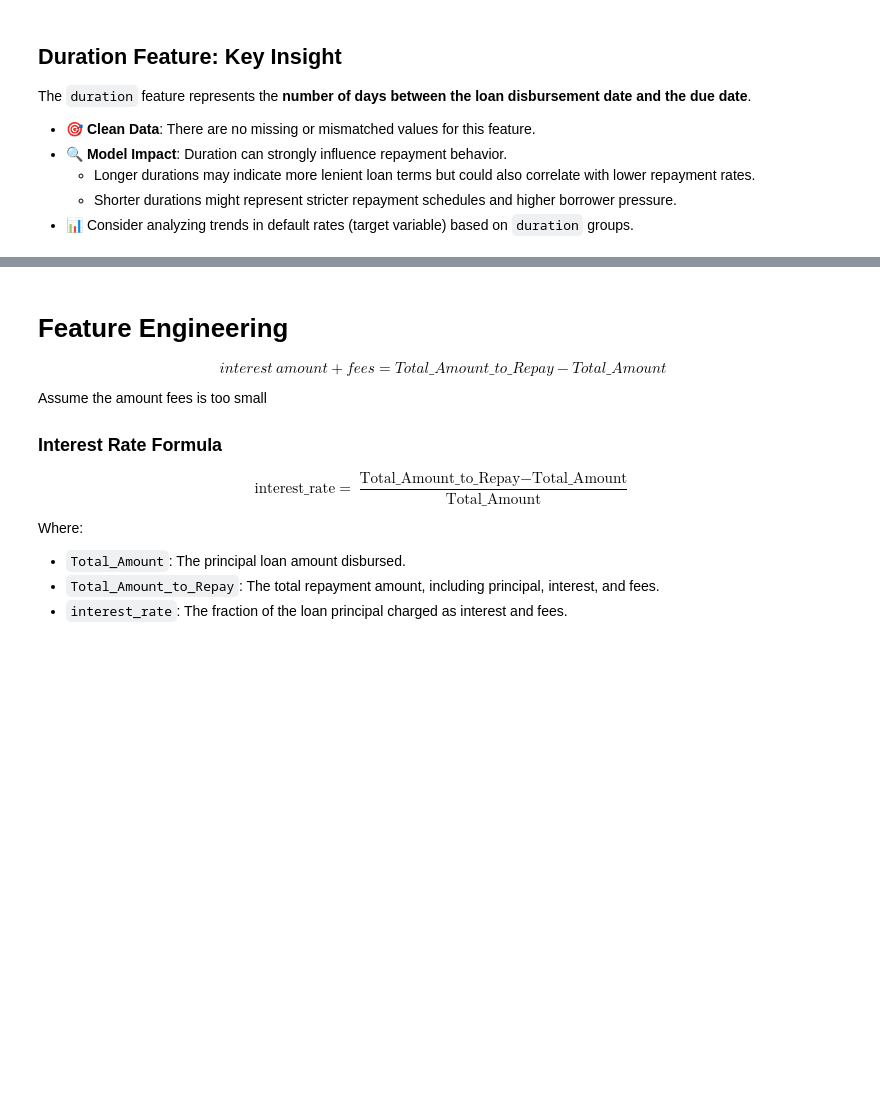
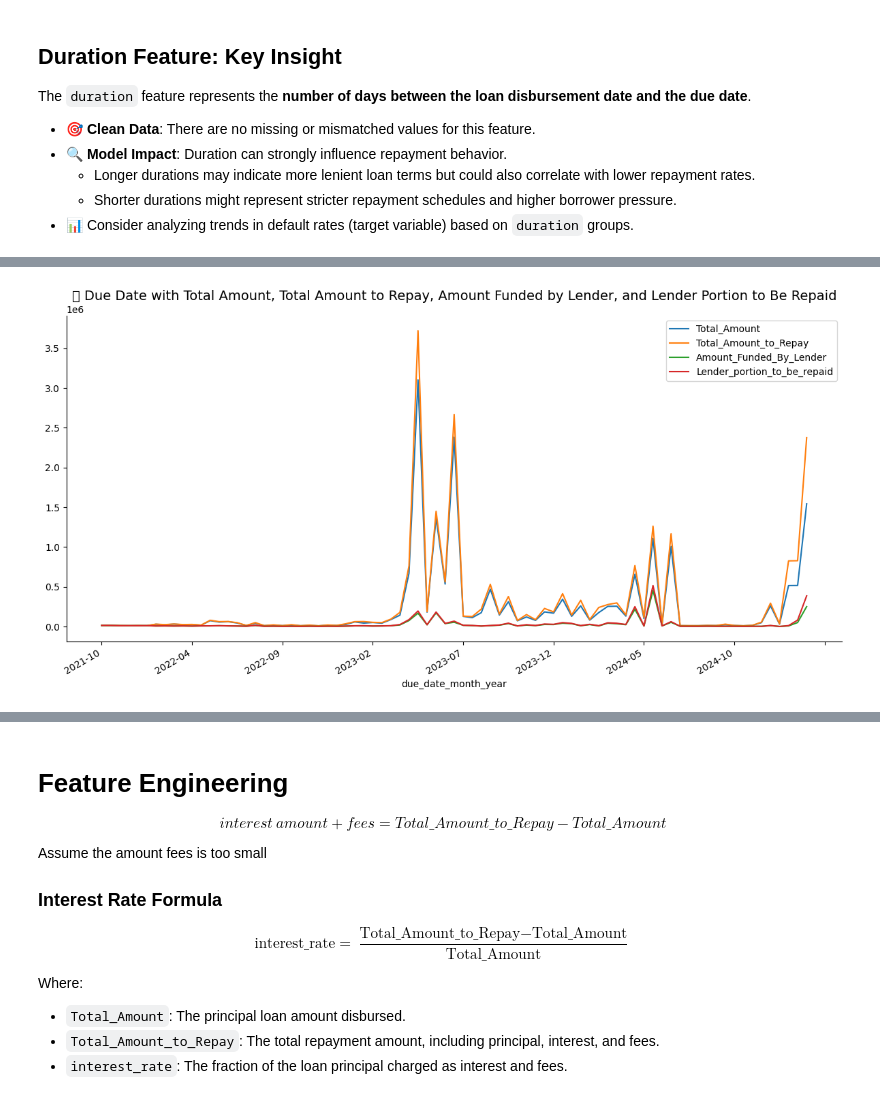
Before and after one commit to segnig/African-Credit-Scoring-Challenge, a Jupyter notebook: eda.ipynb, the cells around one changed output, grey strips where cells are left out. Cells and saved outputs as stored; diff of their text form; code cells hidden in the pictures; blank space fills up the shorter version.

```diff
--- a/eda.ipynb
+++ b/eda.ipynb
@@ -570,0 +595,16 @@ The `duration` feature represents the **number of days between the loan disburse
+# %%
+# Extract "month-year" for disbursement_date and due_date
+train_copy["disbursement_date_month_year"] = train_copy["disbursement_date"].dt.strftime('%Y-%m')
+train_copy["due_date_month_year"] = train_copy["due_date"].dt.strftime('%Y-%m')
+# %%
+due_month_year_df = train_copy.groupby(["due_date_month_year", "target"])[float64_features].mean()
+disbursement_month_year_df = train_copy.groupby(["disbursement_date_month_year", "target"])[float64_features].mean()
+
+# set due_date_month_year to index
+due_month_year_df.reset_index(inplace=True)
+disbursement_month_year_df.reset_index(inplace=True)
+
+due_month_year_df.set_index("due_date_month_year", inplace=True)
+disbursement_month_year_df.set_index("disbursement_date_month_year", inplace=True)
+
+due_month_year_df.head()
@@ -570,0 +619,4 @@ The `duration` feature represents the **number of days between the loan disburse
+# %%
+float64_features = float64_features.to_list()
+
+float64_features.remove("Lender_portion_Funded")
@@ -570,0 +630,17 @@ The `duration` feature represents the **number of days between the loan disburse
+# %%
+# @title For all dataset
+fig, ax = plt.subplots(figsize=(12, 6))
+
+
+
+for col in float64_features:
+    due_month_year_df[col].plot(kind='line', ax=ax, title=f'{col}')
+    plt.gca().spines[['top', 'right']].set_visible(False)
+    plt.legend()
+    fig.autofmt_xdate()
+
+fig.tight_layout()
+plt.title("📅 Due Date with Total Amount, Total Amount to Repay, Amount Funded by Lender, and Lender Portion to Be Repaid", fontsize=14)
+plt.show()
+# %% [output]
+[figure, added]
```
Also changed, not shown: parts of 6 cells of this notebook.
